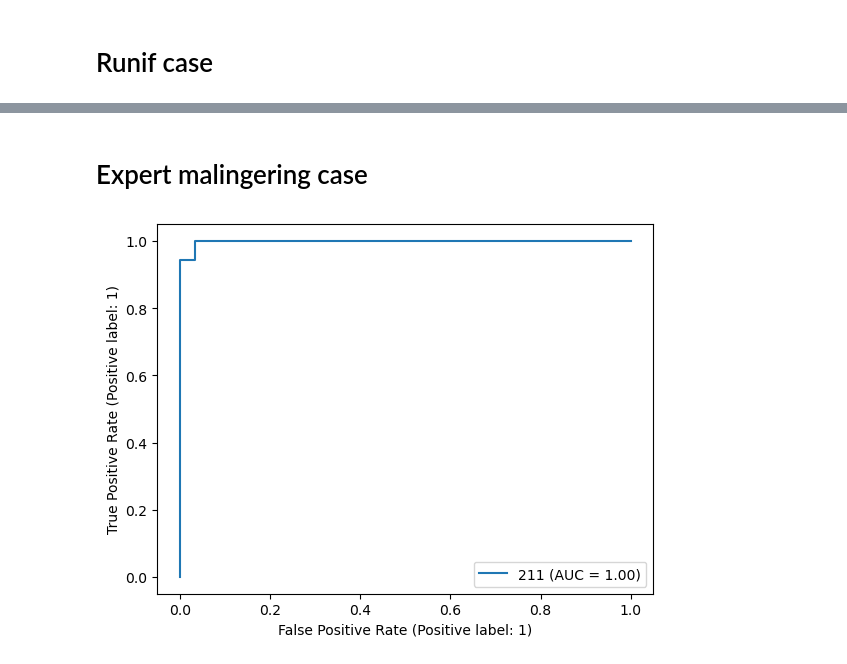
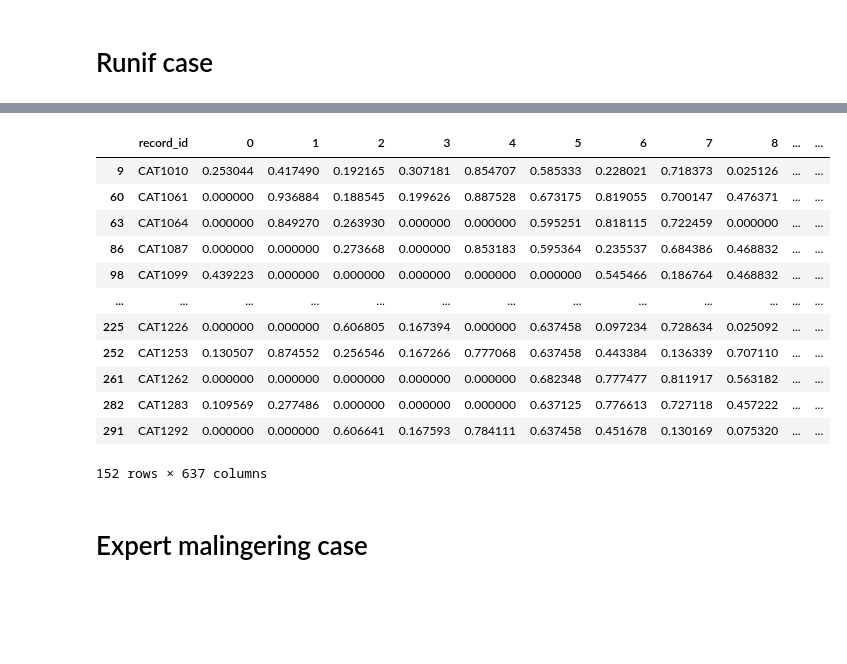
Before and after one commit to zeroknowledgediscovery/truthnet, a Jupyter notebook: notebooks/suspect-comparison.ipynb, the cells around one changed output, grey strips where cells are left out. Cells and saved outputs as stored; diff of their text form; code cells hidden in the pictures; blank space fills up the shorter version.

```diff
--- a/notebooks/suspect-comparison.ipynb
+++ b/notebooks/suspect-comparison.ipynb
@@ -191,59 +197,19 @@ mean runif prob (suspects):  0.7023529411764705
+# %%
+susp_diss.query("mean_dissonance.notna()")
+# %% [output]
+|  | record_id | 0 | 1 | 2 | 3 | 4 | 5 | 6 | 7 | 8 | ... | ... |
+| 9 | CAT1010 | 0.253044 | 0.417490 | 0.192165 | 0.307181 | 0.854707 | 0.585333 | 0.228021 | 0.718373 | 0.025126 | ... | ... |
+| 60 | CAT1061 | 0.000000 | 0.936884 | 0.188545 | 0.199626 | 0.887528 | 0.673175 | 0.819055 | 0.700147 | 0.476371 | ... | ... |
+| 63 | CAT1064 | 0.000000 | 0.849270 | 0.263930 | 0.000000 | 0.000000 | 0.595251 | 0.818115 | 0.722459 | 0.000000 | ... | ... |
+| 86 | CAT1087 | 0.000000 | 0.000000 | 0.273668 | 0.000000 | 0.853183 | 0.595364 | 0.235537 | 0.684386 | 0.468832 | ... | ... |
+| 98 | CAT1099 | 0.439223 | 0.000000 | 0.000000 | 0.000000 | 0.000000 | 0.000000 | 0.545466 | 0.186764 | 0.468832 | ... | ... |
+| ... | ... | ... | ... | ... | ... | ... | ... | ... | ... | ... | ... | ... |
+| 225 | CAT1226 | 0.000000 | 0.000000 | 0.606805 | 0.167394 | 0.000000 | 0.637458 | 0.097234 | 0.728634 | 0.025092 | ... | ... |
+| 252 | CAT1253 | 0.130507 | 0.874552 | 0.256546 | 0.167266 | 0.777068 | 0.637458 | 0.443384 | 0.136339 | 0.707110 | ... | ... |
+| 261 | CAT1262 | 0.000000 | 0.000000 | 0.000000 | 0.000000 | 0.000000 | 0.682348 | 0.777477 | 0.811917 | 0.563182 | ... | ... |
+| 282 | CAT1283 | 0.109569 | 0.277486 | 0.000000 | 0.000000 | 0.000000 | 0.637125 | 0.776613 | 0.727118 | 0.457222 | ... | ... |
+| 291 | CAT1292 | 0.000000 | 0.000000 | 0.606641 | 0.167593 | 0.784111 | 0.637458 | 0.451678 | 0.130169 | 0.075320 | ... | ... |
+152 rows × 637 columns
 # %% [markdown]
 # Expert malingering case
-# %%
-groups = ["qsampled", "m2"]
-
-questions_asked = 211
-data = _diss_dataset(diss[0], questions_asked, groups=groups)
-X_train, X_test, y_train, y_test = train_test_split(
-    data.drop("y", axis="columns"), data["y"], test_size=0.33
-)
-
-fig, ax = plt.subplots()
-
-classifier = RandomForestClassifier(n_jobs=-1)
-
-classifier.fit(
-    X_train.to_numpy(),
-    y_train.replace(
-        {
-            groups[0]: 0,
-            groups[1]: 1,
-        }
-    ),
-)
-
-r = RocCurveDisplay.from_estimator(
-    classifier,
-    X_test.to_numpy(),
-    y_test.replace(
-        {
-            groups[0]: 0,
-            groups[1]: 1,
-        }
-    ),
-    pos_label=1,
-    ax=ax,
-    name=questions_asked,
-)
-
-actual_data = _diss_dataset(diss[0], questions_asked, groups=["actual"])
-
-pred = pd.Series(classifier.predict(actual_data.drop(["y"], axis="columns"))).replace(
-    {0: "baseline", 1: groups[1]}
-)
-
-pred_prob = pd.Series(
-    classifier.predict_proba(actual_data.drop(["y"], axis="columns"))[:, 1],
-    name=f"prob_{groups[1]}",
-)
-
-m2_prob = (
-    pd.concat([actual_data.drop(["y"], axis="columns"), pred_prob], axis="columns")
-    .set_index(pd.read_csv("data/ptsd/PTSD_cognet_test.csv")["record_id"])
-    .reset_index()
-    # .sort_values(by="prob_m2", ascending=False)
-)
-# %% [output]
-[figure, removed]
 # %%
```
Also changed, not shown: parts of 8 cells of this notebook.
